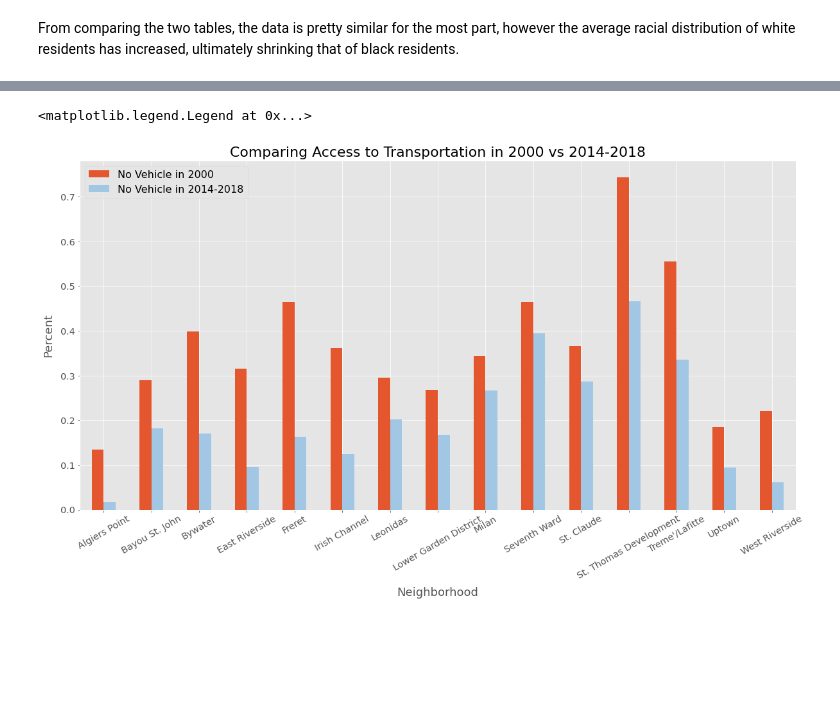
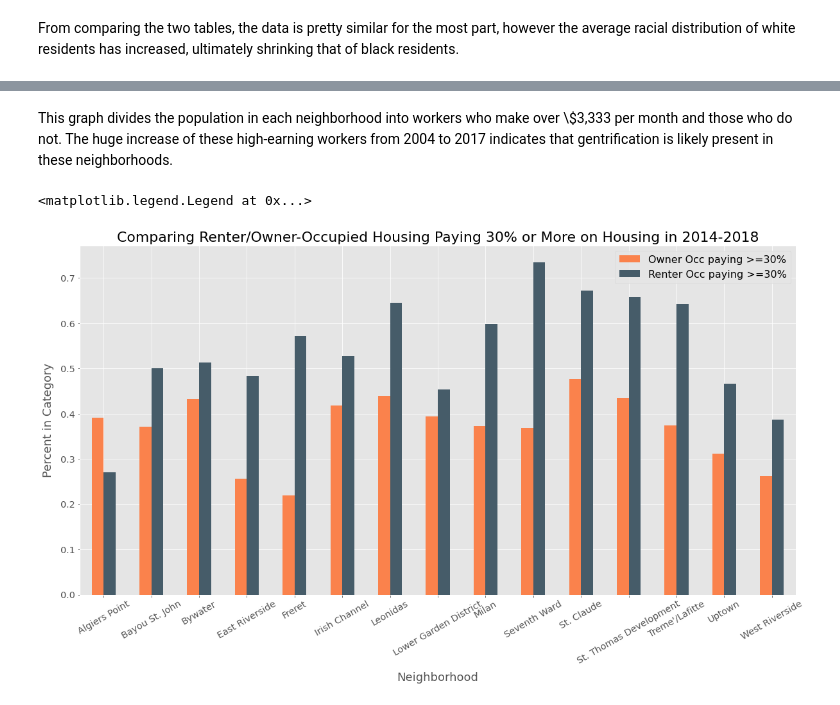
Before and after one commit to leosimanonok/DataScienceFinalTutorial, a Jupyter notebook: Combined_Leah.ipynb, the cells around one changed output, grey strips where cells are left out. Cells and saved outputs as stored; diff of their text form; code cells hidden in the pictures; blank space fills up the shorter version.

```diff
--- a/Combined_Leah.ipynb
+++ b/Combined_Leah.ipynb
@@ -1159,15 +950,20 @@ ax2.legend(fontsize=14)
+# %% [markdown]
+This graph divides the population in each neighborhood into workers who make over \\$3,333 per month and those who do not. The huge increase of these high-earning workers from 2004 to 2017 indicates that gentrification is likely present in these neighborhoods.
 # %%
 rand.shuffle(theme2)
 
-#Comparing access to transportation in 2000 vs 2014-2018
-ax = transport[transport.Neighborhood.isin(highest_change)][['Neighborhood', "No Vehicle in 2000",
-                                        "No Vehicle in 2014-2018"]].plot.bar(x='Neighborhood', rot=30,
-                                                figsize=(20,10), color=theme2, fontsize='x-large')
+#Comparing percent of income spent on housing in 2000 vs 2014-2018
 
-ax.set_title('Comparing Access to Transportation in 2000 vs 2014-2018', fontsize=22)
+ax = pct_on_housing[pov_df.Neighborhood.isin(highest_change)].plot.bar(
+    x='Neighborhood', rot=30, figsize=(20,10), color=theme2, fontsize='x-large')
+
+#Titles/legend
+ax.set_title(
+    'Comparing Renter/Owner-Occupied Housing Paying 30% or More on Housing in 2014-2018',
+                                                                                        fontsize=22)
 ax.set_xlabel('Neighborhood', labelpad=10, fontsize=18)
-ax.set_ylabel('Percent', labelpad=10, fontsize=18)
+ax.set_ylabel('Percent in Category', labelpad=10, fontsize=18)
 ax.legend(fontsize=16)
 # %% [output]
 <matplotlib.legend.Legend at 0x...>
-[figure, old version]
+[figure, new version]
```
Also changed, not shown: parts of 31 cells of this notebook.
